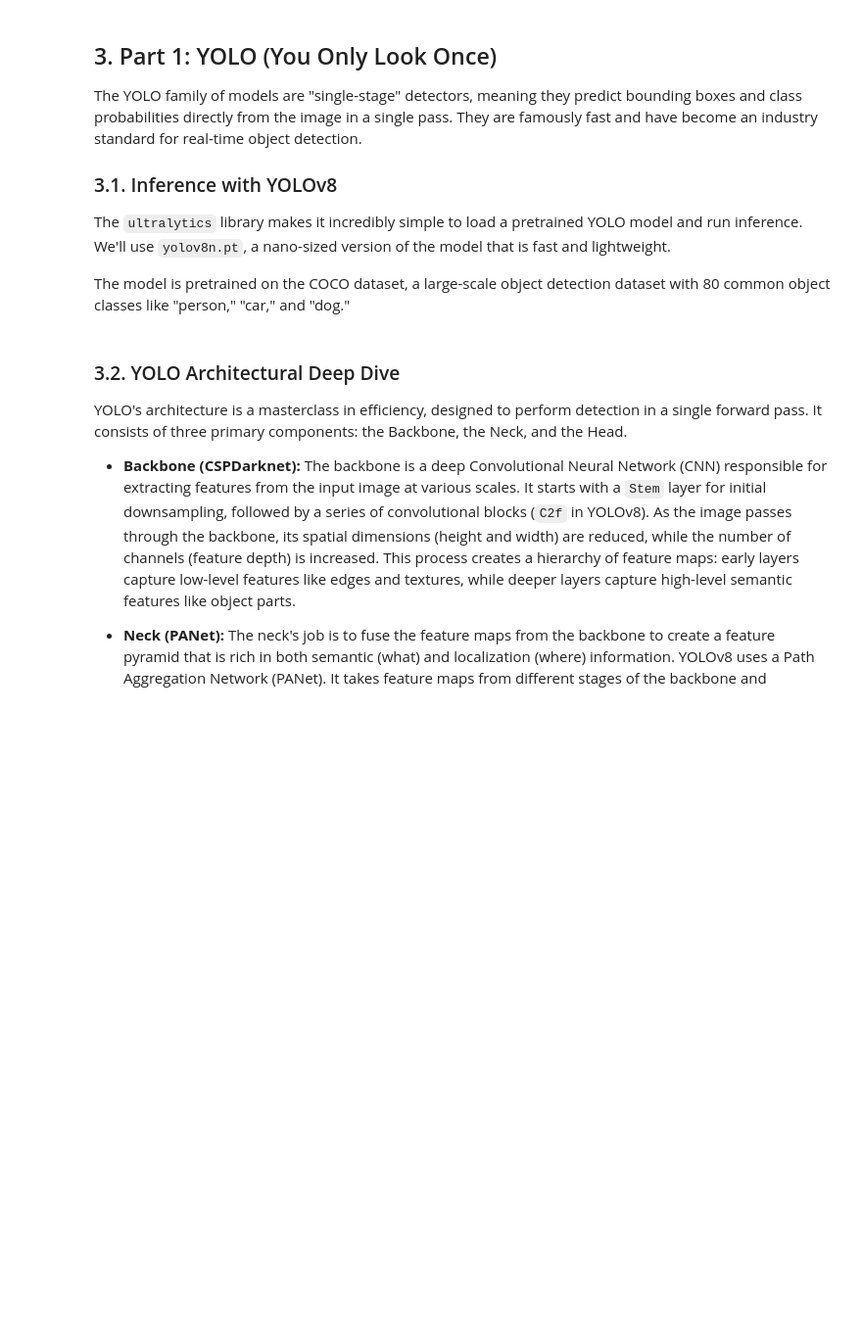
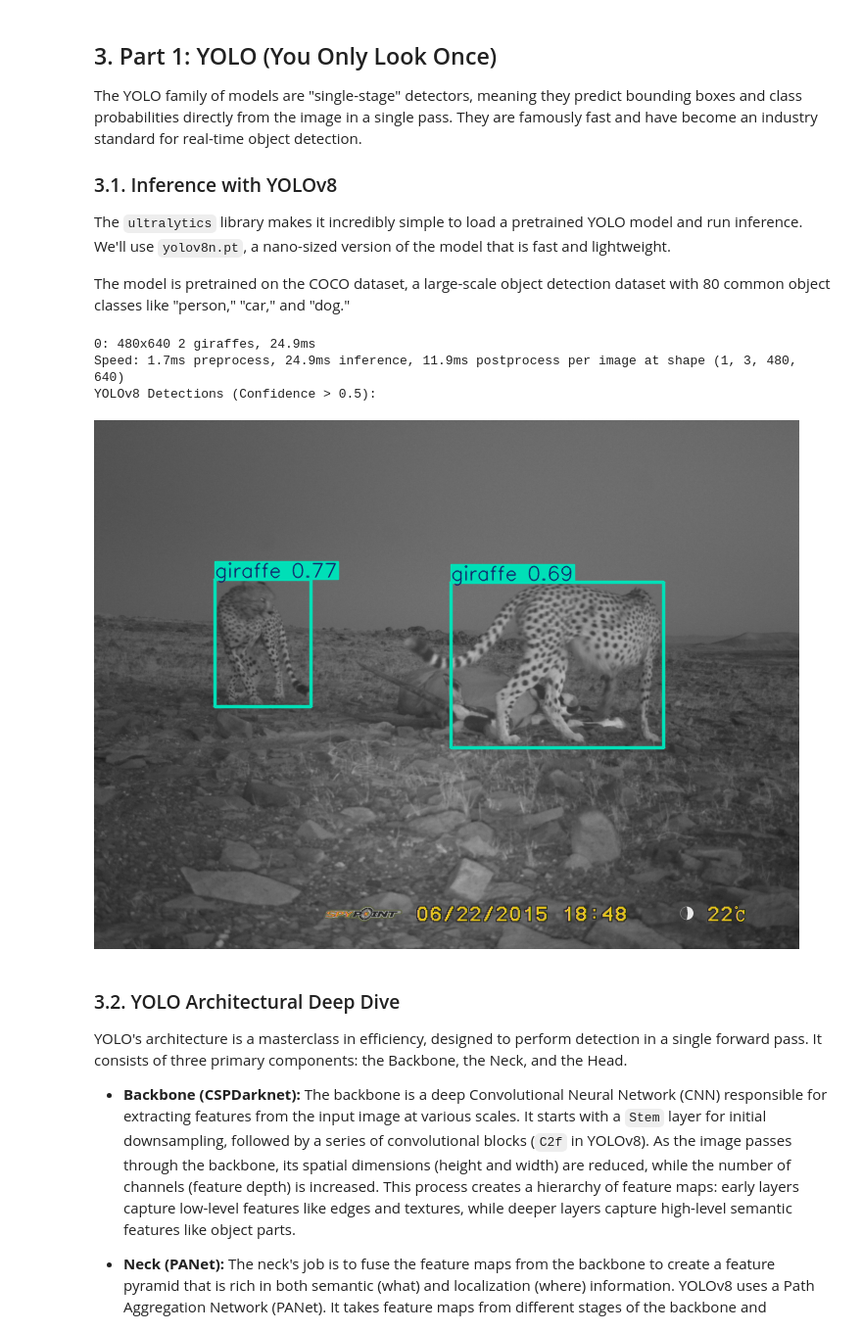
Before and after one commit to jpata/ai-course, a Jupyter notebook: notebooks/module4_object_detection.ipynb, the cells around one changed output. Shown at 98% size. Cells and saved outputs as stored; diff of their text form; code cells hidden in the pictures; blank space fills up the shorter version.

```diff
--- a/notebooks/module4_object_detection.ipynb
+++ b/notebooks/module4_object_detection.ipynb
@@ -33,6 +33,11 @@ First, let's install the necessary libraries. `ultralytics` provides the YOLO mo
 Now, let's import all the required modules.
 # %%
 import torch
+
+# Set the device
+device = torch.device("cuda" if torch.cuda.is_available() else "cpu")
+print(f"Using device: {device}")
+
 from datasets import load_dataset
 from PIL import Image, ImageDraw, ImageFont
 from IPython.display import display
@@ -44,6 +49,7 @@ import matplotlib.pyplot as plt
 import numpy as np
 from sklearn.decomposition import PCA
 import cv2
+import tqdm
 
 # YOLO imports
 from ultralytics import YOLO
@@ -71,17 +82,22 @@ The `ultralytics` library makes it incredibly simple to load a pretrained YOLO m
 The model is pretrained on the COCO dataset, a large-scale object detection dataset with 80 common object classes like "person," "car," and "dog."
 # %%
 # Load a pretrained YOLOv8 model
-model_yolo = YOLO('../yolov8n.pt')
+model_yolo = YOLO('../yolov8n.pt').to(device)
 
 # Run inference on a copy of the image
 results_yolo = model_yolo(image.copy(), conf=0.5)
 
 # The `plot()` method conveniently draws the detected boxes on the image
 im_array = results_yolo[0].plot()
 im_yolo = Image.fromarray(im_array[..., ::-1])  # Convert to RGB PIL image
 
 print("YOLOv8 Detections (Confidence > 0.5):")
 display(im_yolo)
+# %% [output]
+0: 480x640 2 giraffes, 24.9ms
+Speed: 1.7ms preprocess, 24.9ms inference, 11.9ms postprocess per image at shape (1, 3, 480, 640)
+YOLOv8 Detections (Confidence > 0.5):
+[figure, added]
 # %% [markdown]
 ### 3.2. YOLO Architectural Deep Dive
 
```
Also changed, not shown: parts of 11 cells of this notebook, 1 other file.
